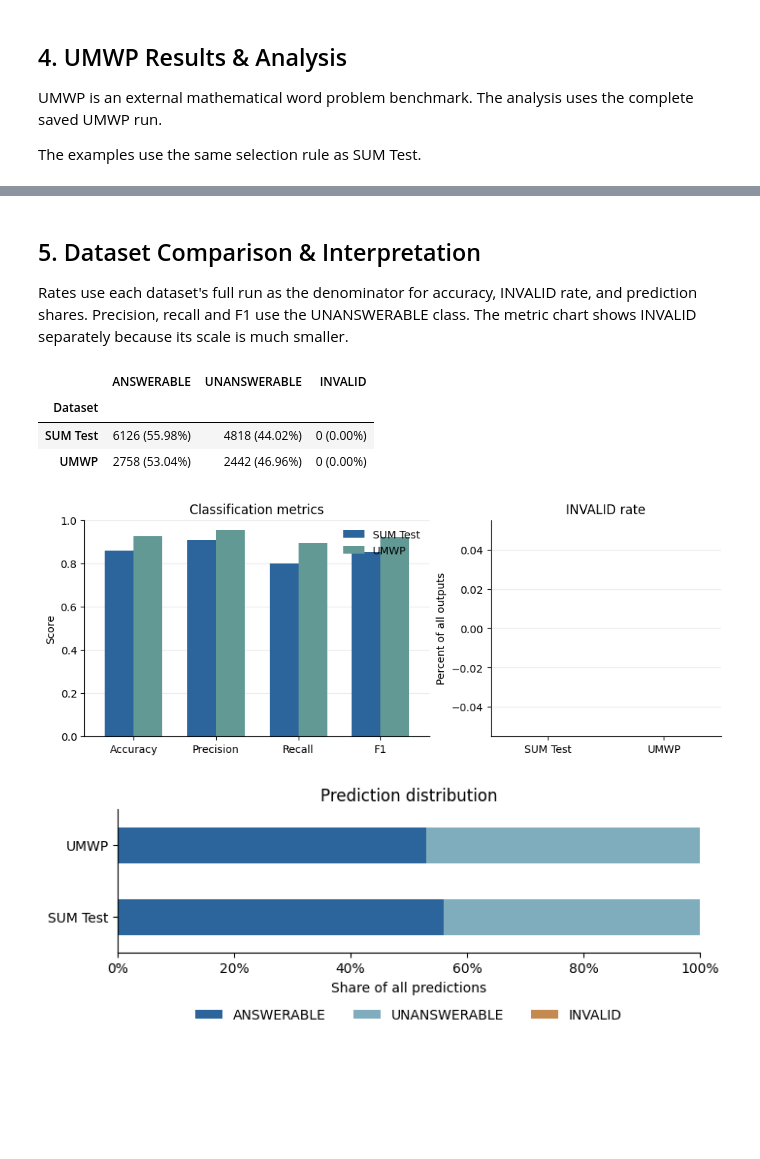
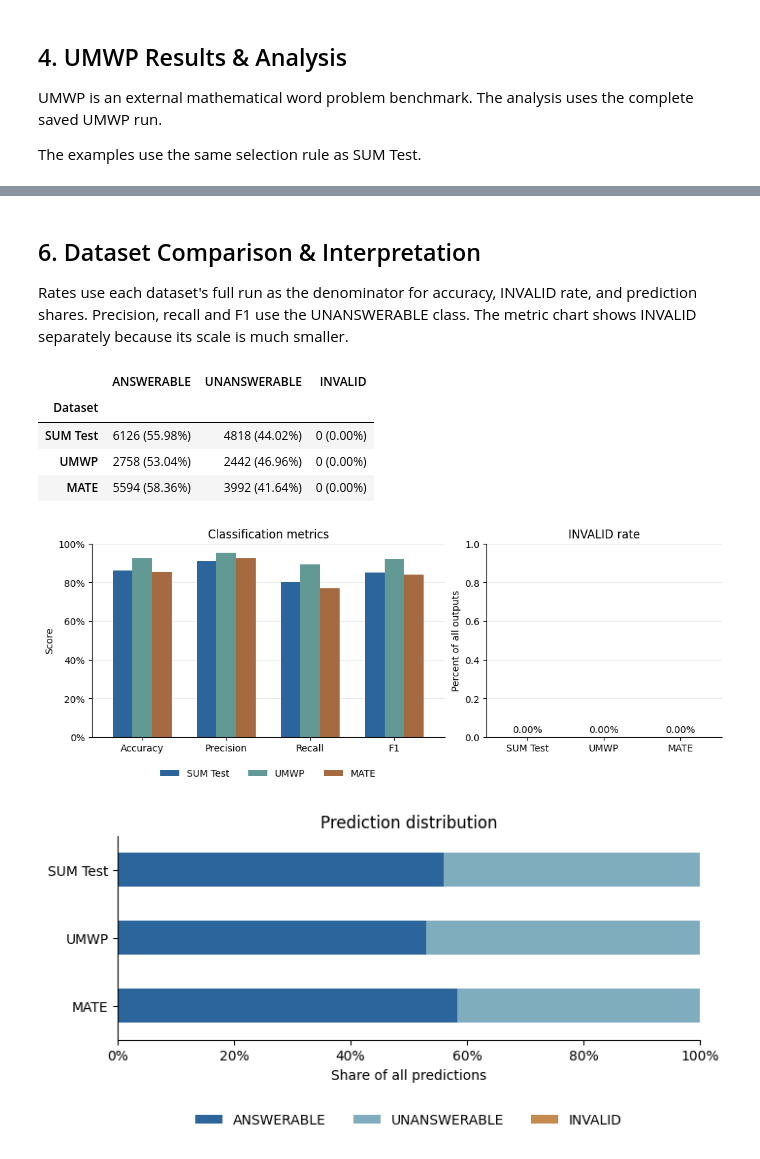
Before and after one commit to Janissary09/CDS1092_NLP_Project, a Jupyter notebook: notebooks/12_gpt_terra_evaluation_analysis.ipynb, the cells around one changed output, grey strips where cells are left out. Cells and saved outputs as stored; diff of their text form; code cells hidden in the pictures; blank space fills up the shorter version.

Commit message:
Complete GPT Terra MATE validation and three-dataset notebook integration

````diff
--- a/notebooks/12_gpt_terra_evaluation_analysis.ipynb
+++ b/notebooks/12_gpt_terra_evaluation_analysis.ipynb
@@ -122,7 +151,7 @@ shared_settings = (
     'model_id', 'endpoint', 'openai_sdk_version', 'parameters', 'prompt_version', 'prompt',
     'prompt_sha256', 'invalid_output_policy', 'prices_usd_per_million', 'pricing_verified_date',
 )
-if any(run[key] != umwp_metadata[key] for key in shared_settings):
+if any(run[key] != record[key] for record in (umwp_metadata, mate_metadata) for key in shared_settings):
     raise ValueError('Saved runs disagree on the shared API configuration.')
 
 parameters = run['parameters']
@@ -140,8 +169,8 @@ configuration = {
 display(pd.Series(configuration, name='Recorded setting').rename_axis('Setting').to_frame())
 display(Markdown('**Exact prompt**\n\n```text\n' + run['prompt'] + '\n```'))
 
-metadata = {'SUM Test': sum_metadata, 'UMWP': umwp_metadata}
-matrices = {'SUM Test': sum_matrix, 'UMWP': umwp_matrix}
+metadata = {'SUM Test': sum_metadata, 'UMWP': umwp_metadata, 'MATE': mate_metadata}
+matrices = {'SUM Test': sum_matrix, 'UMWP': umwp_matrix, 'MATE': mate_matrix}
 dataset_table = pd.DataFrame.from_dict({
     name: {
         'Examples': record['row_count'],
@@ -351,9 +406,9 @@ There were **118 false positives** (4.54% of answerable questions) and **276 fal
 # %% [markdown]
-## 5. Dataset Comparison & Interpretation
+## 6. Dataset Comparison & Interpretation
 
 Rates use each dataset's full run as the denominator for accuracy, INVALID rate, and prediction shares. Precision, recall and F1 use the UNANSWERABLE class. The metric chart shows INVALID separately because its scale is much smaller.
 # %%
-evaluations = {'SUM Test': (sum_metrics, sum_matrix), 'UMWP': (umwp_metrics, umwp_matrix)}
+evaluations = {'SUM Test': (sum_metrics, sum_matrix), 'UMWP': (umwp_metrics, umwp_matrix), 'MATE': (mate_metrics, mate_matrix)}
 metric_rates = pd.DataFrame({
     name: {label: metrics[key] for label, key in METRICS.items()}
     for name, (metrics, _) in evaluations.items()
@@ -361,40 +416,44 @@ metric_rates = pd.DataFrame({
 metric_rates.index = ['Accuracy', 'Precision', 'Recall', 'F1']
 invalid_rates = pd.Series({name: metrics['invalid_rate'] for name, (metrics, _) in evaluations.items()})
 prediction_counts = pd.DataFrame({
     name: matrix.sum(axis=0) for name, (_, matrix) in evaluations.items()
 }).T
 prediction_shares = prediction_counts.div(prediction_counts.sum(axis=1), axis=0)
 display((prediction_counts.astype(str) + ' (' + prediction_shares.map('{:.2%}'.format) + ')')
         .rename_axis('Dataset'))
 
-colors = ['#2b659b', '#629995']
+colors = ['#2b659b', '#629995', '#a66a41']
 fig, (ax_metrics, ax_invalid) = plt.subplots(
-    1, 2, figsize=(9, 3.4), width_ratios=[3, 2], layout='constrained',
+    1, 2, figsize=(10, 3.8), width_ratios=[3, 2], layout='constrained',
 )
 metric_rates.plot.bar(ax=ax_metrics, color=colors, rot=0, width=0.7)
 ax_metrics.set(ylim=(0, 1), ylabel='Score', title='Classification metrics')
-ax_metrics.legend(frameon=False, loc='upper right')
-ax_invalid.bar(invalid_rates.index, invalid_rates * 100, color=colors)
-ax_invalid.set(ylabel='Percent of all outputs', title='INVALID rate')
+ax_metrics.yaxis.set_major_formatter(plt.matplotlib.ticker.PercentFormatter(xmax=1))
+ax_metrics.legend(frameon=False, loc='upper center', bbox_to_anchor=(0.5, -0.12), ncol=3)
+invalid_bars = ax_invalid.bar(invalid_rates.index, invalid_rates * 100, color=colors)
+ax_invalid.bar_label(invalid_bars, labels=[f'{rate:.2%}' for rate in invalid_rates], padding=3)
+ax_invalid.set(ylim=(0, 1), ylabel='Percent of all outputs', title='INVALID rate')
 for ax in (ax_metrics, ax_invalid):
     ax.set_axisbelow(True)
     ax.grid(axis='y', alpha=0.25)
 plt.show()
 plt.close(fig)
 
-fig, ax = plt.subplots(figsize=(7, 2.5), layout='constrained')
+fig, ax = plt.subplots(figsize=(7, 3.3), layout='constrained')
 prediction_shares.plot.barh(ax=ax, stacked=True, color=['#2b659b', '#80adbd', '#c58a50'])
+ax.invert_yaxis()
 ax.set(xlim=(0, 1), xlabel='Share of all predictions', ylabel='', title='Prediction distribution')
 ax.xaxis.set_major_formatter(plt.matplotlib.ticker.PercentFormatter(xmax=1))
 ax.legend(loc='upper center', bbox_to_anchor=(0.5, -0.3), ncol=3, frameon=False)
 plt.show()
 plt.close(fig)
 # %% [output]
 |  | ANSWERABLE | UNANSWERABLE | INVALID |
 | Dataset |  |  |  |
 | SUM Test | 6126 (55.98%) | 4818 (44.02%) | 0 (0.00%) |
 | UMWP | 2758 (53.04%) | 2442 (46.96%) | 0 (0.00%) |
+| MATE | 5594 (58.36%) | 3992 (41.64%) | 0 (0.00%) |
-[figure, old version]
+[figure, new version]
-[figure, old version]
+[figure, new version]
 # %%
 observations = []
````
Also changed, not shown: parts of 13 cells of this notebook, 5 other files.
